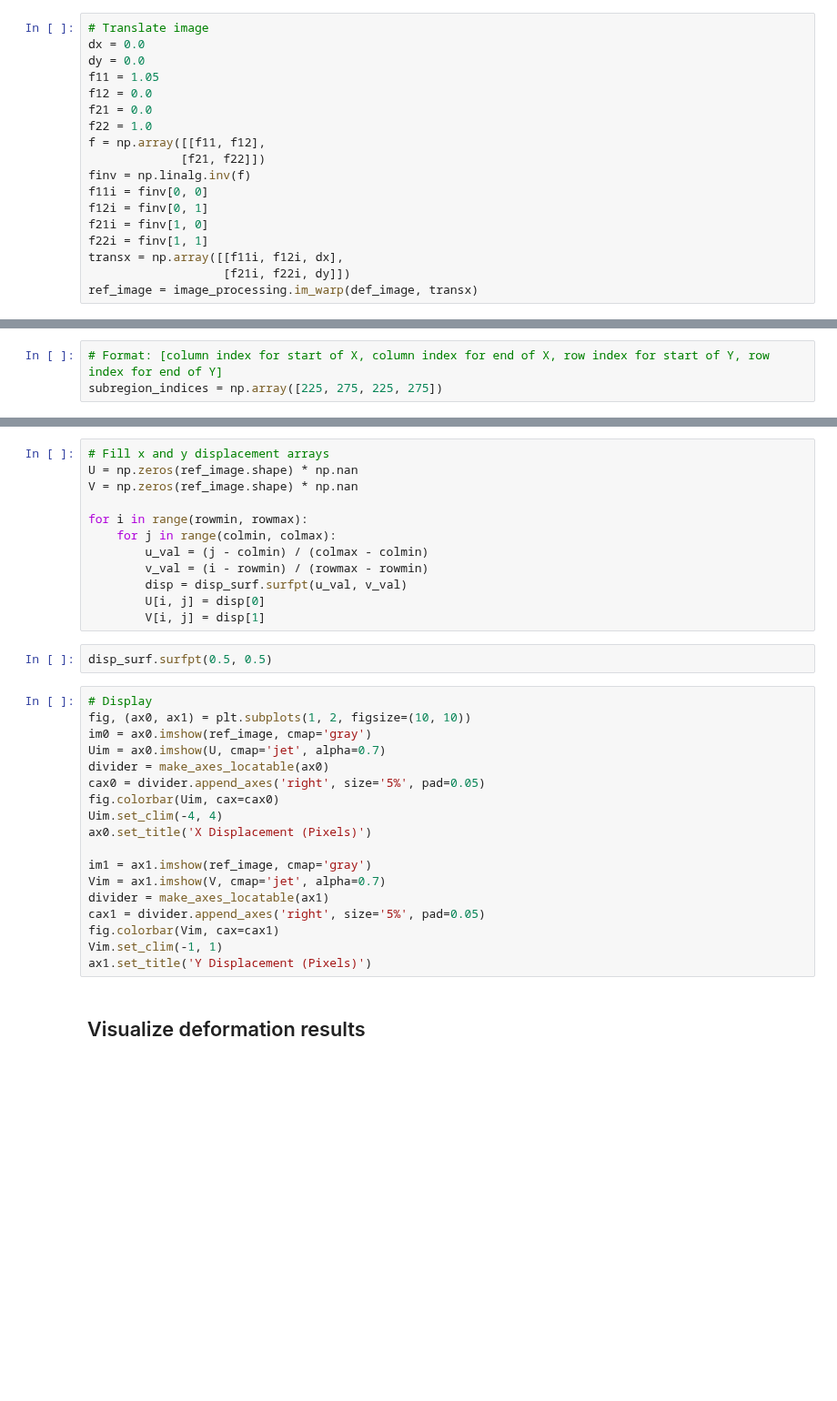
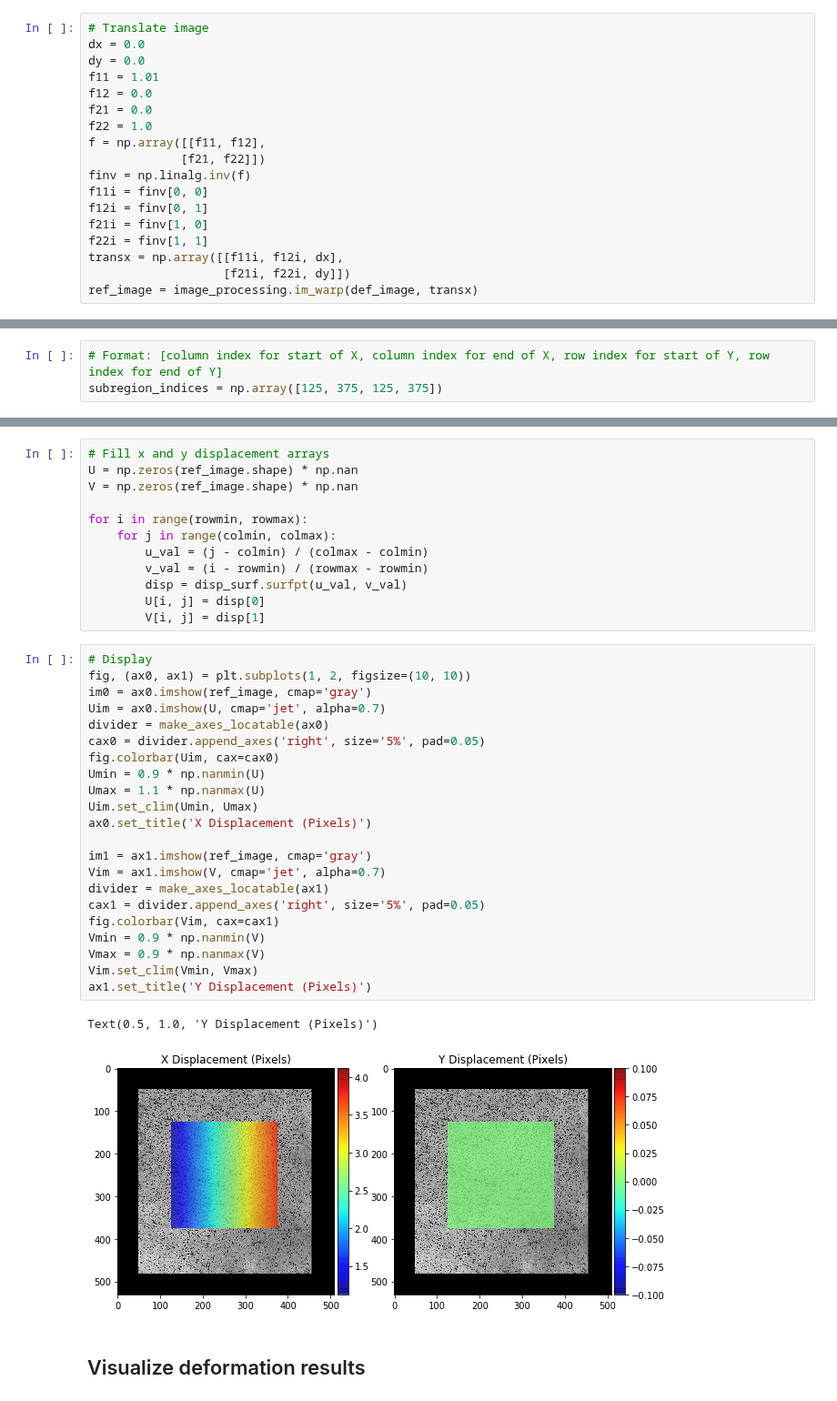
Before and after one commit to mfkiwl/splineDIC, a Jupyter notebook: notebooks/exploratory/stp_explore_NURBS_DIC.ipynb, the cells around one changed output, grey strips where cells are left out. Shown at 91% size. Cells and saved outputs as stored; diff of their text form; blank space fills up the shorter version.

```diff
--- a/notebooks/exploratory/stp_explore_NURBS_DIC.ipynb
+++ b/notebooks/exploratory/stp_explore_NURBS_DIC.ipynb
@@ -50,7 +53,7 @@ plt.imshow(def_image, cmap='gray')
 # Translate image
 dx = 0.0
 dy = 0.0
-f11 = 1.05
+f11 = 1.01
 f12 = 0.0
 f21 = 0.0
 f22 = 1.0
@@ -71,7 +77,7 @@ plt.imshow(ref_image, cmap='gray')
 ## Manually Specify Region of Interest
 # %%
 # Format: [column index for start of X, column index for end of X, row index for start of Y, row index for end of Y]
-subregion_indices = np.array([225, 275, 225, 275])
+subregion_indices = np.array([125, 375, 125, 375])
 # %% [markdown]
 ## Setup reference mesh
 # %%
@@ -268,26 +315,31 @@ for i in range(rowmin, rowmax):
         disp = disp_surf.surfpt(u_val, v_val)
         U[i, j] = disp[0]
         V[i, j] = disp[1]
-# %%
-disp_surf.surfpt(0.5, 0.5)
 # %%
 # Display
 fig, (ax0, ax1) = plt.subplots(1, 2, figsize=(10, 10))
 im0 = ax0.imshow(ref_image, cmap='gray')
 Uim = ax0.imshow(U, cmap='jet', alpha=0.7)
 divider = make_axes_locatable(ax0)
 cax0 = divider.append_axes('right', size='5%', pad=0.05)
 fig.colorbar(Uim, cax=cax0)
-Uim.set_clim(-4, 4)
+Umin = 0.9 * np.nanmin(U)
+Umax = 1.1 * np.nanmax(U)
+Uim.set_clim(Umin, Umax)
 ax0.set_title('X Displacement (Pixels)')
 
 im1 = ax1.imshow(ref_image, cmap='gray')
 Vim = ax1.imshow(V, cmap='jet', alpha=0.7)
 divider = make_axes_locatable(ax1)
 cax1 = divider.append_axes('right', size='5%', pad=0.05)
 fig.colorbar(Vim, cax=cax1)
-Vim.set_clim(-1, 1)
+Vmin = 0.9 * np.nanmin(V)
+Vmax = 0.9 * np.nanmax(V)
+Vim.set_clim(Vmin, Vmax)
 ax1.set_title('Y Displacement (Pixels)')
+# %% [output]
+Text(0.5, 1.0, 'Y Displacement (Pixels)')
+[figure, added]
 # %% [markdown]
 ## Visualize deformation results
 # %%
```
Also changed, not shown: parts of 13 cells of this notebook.
